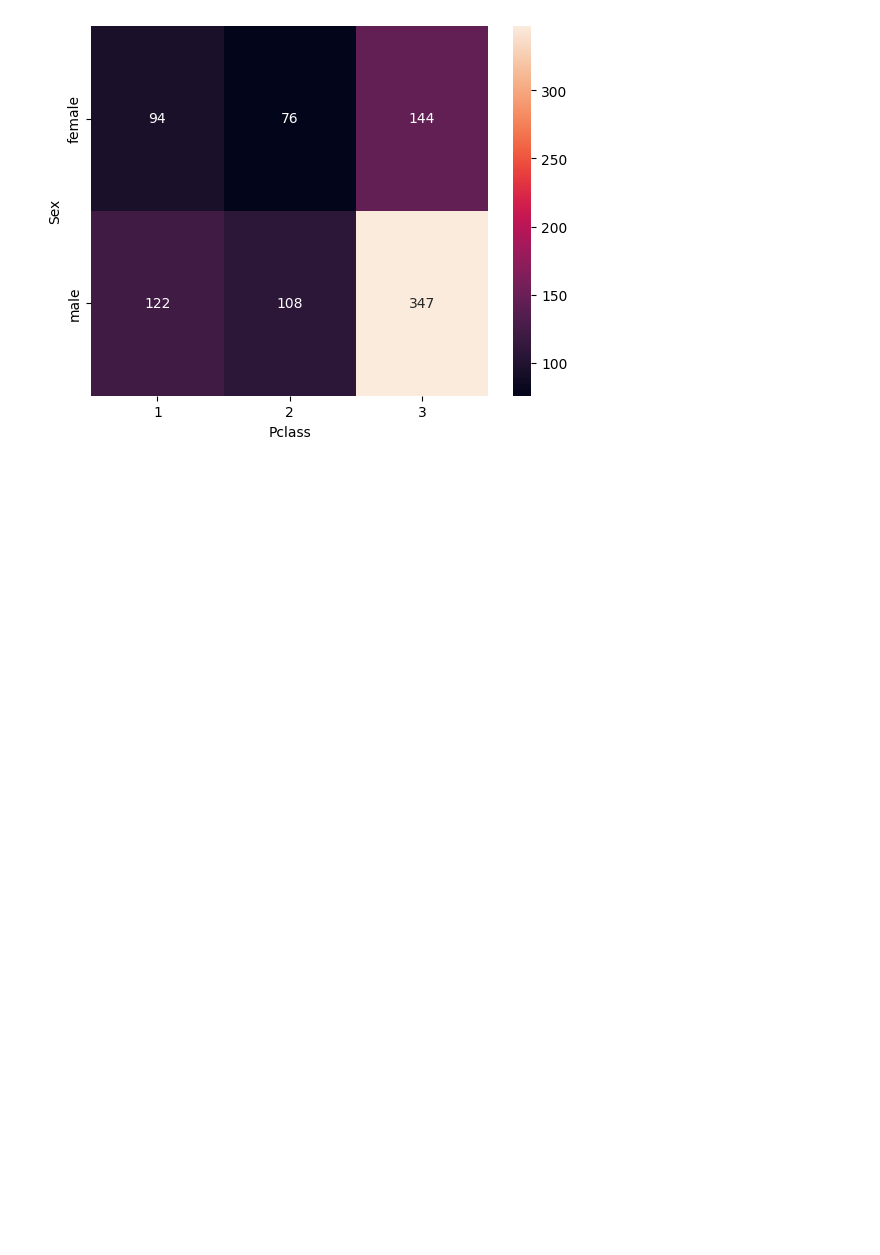
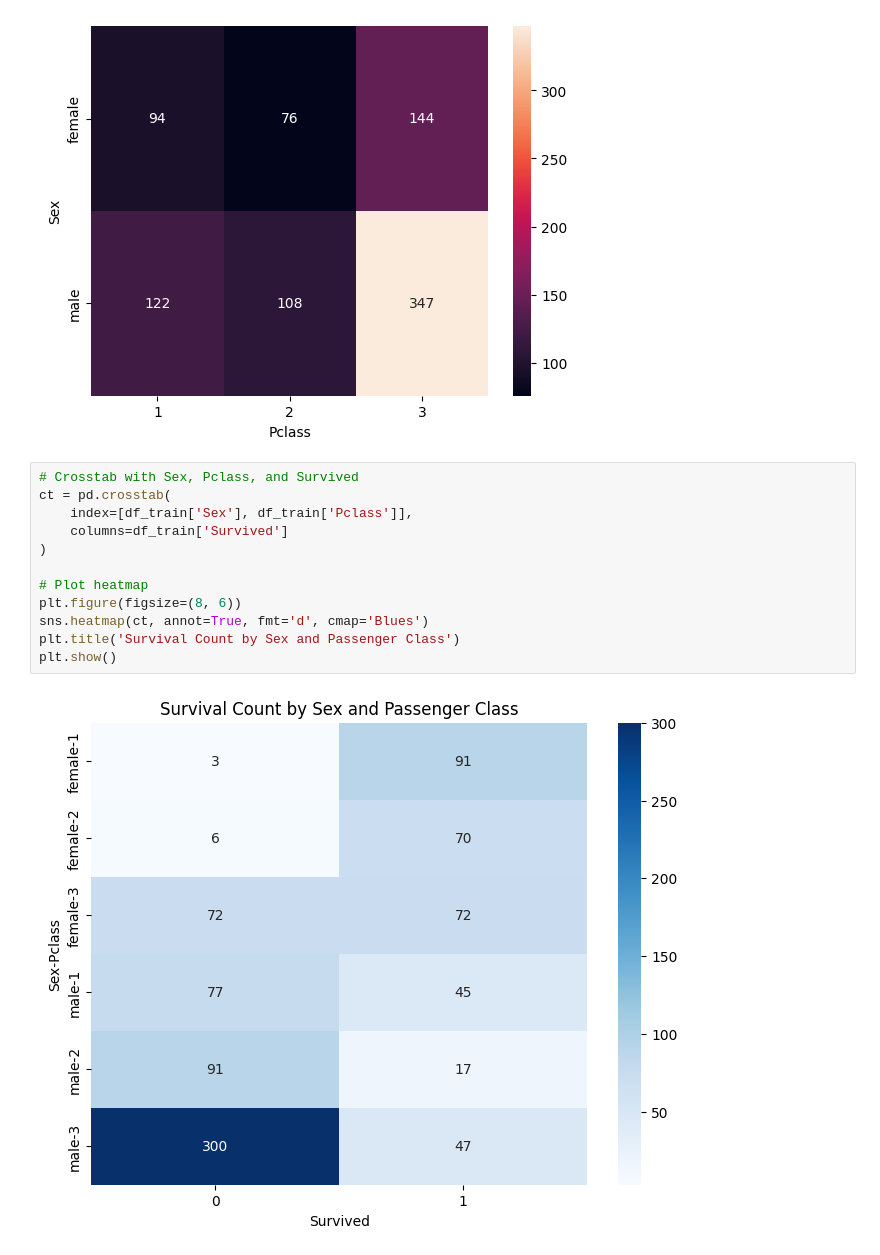
Before and after one commit to pbarizza/ML-course-2025, a Jupyter notebook: lesson03.ipynb, the cells around one changed output. Drawn from its saved outputs; the diff is of its cells as text; blank space fills up the shorter version.

```diff
--- a/lesson03.ipynb
+++ b/lesson03.ipynb
@@ -104,3 +104,17 @@ sns.heatmap(pd.crosstab(df_train['Sex'], df_train['Pclass']), annot=True, fmt='d
 # %% [output]
 <Axes: xlabel='Pclass', ylabel='Sex'>
 [figure]
+# %%
+# Crosstab with Sex, Pclass, and Survived
+ct = pd.crosstab(
+    index=[df_train['Sex'], df_train['Pclass']],
+    columns=df_train['Survived']
+)
+
+# Plot heatmap
+plt.figure(figsize=(8, 6))
+sns.heatmap(ct, annot=True, fmt='d', cmap='Blues')
+plt.title('Survival Count by Sex and Passenger Class')
+plt.show()
+# %% [output]
+[figure, added]
```
Also changed, not shown: parts of 3 cells of this notebook.
